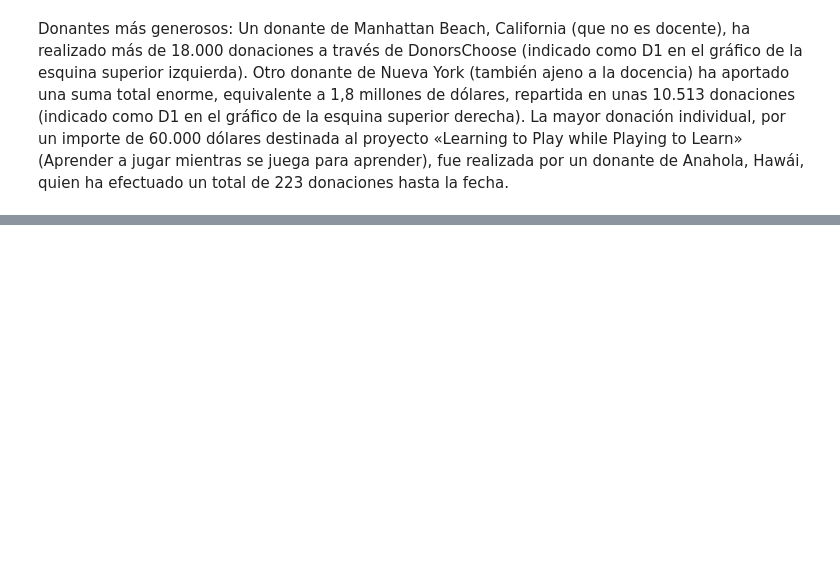
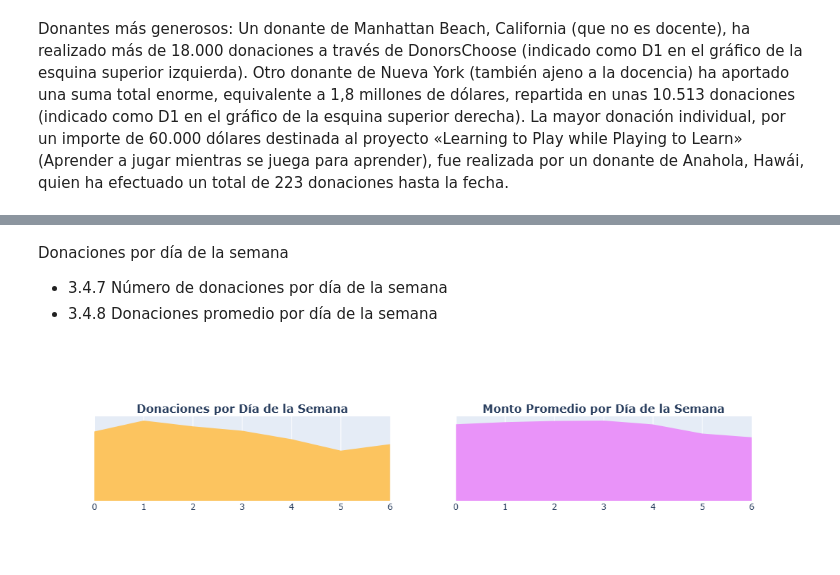
Before and after one commit to Rous-Maldonado/ADND_Prueba_Practica05, a Jupyter notebook: Practica05/Practica05.ipynb, the cells around one changed output, grey strips where cells are left out. Cells and saved outputs as stored; diff of their text form; code cells hidden in the pictures; blank space fills up the shorter version.

```diff
--- a/Practica05/Practica05.ipynb
+++ b/Practica05/Practica05.ipynb
@@ -1133,0 +1294,50 @@
+# %% [markdown]
+Donaciones por día de la semana
+
+* 3.4.7 Número de donaciones por día de la semana
+* 3.4.8 Donaciones promedio por día de la semana
+# %%
+# 1. Agrupación por día de la semana (se mantienen nombres originales en el DataFrame)
+t4 = donations_df.groupby(['Donation Weekday']).agg({
+    'Donation Year' : 'count',
+    'Donation Amount' : 'mean'
+}).reset_index().rename(columns={'Donation Year' : 'Total Donations', 'Donation Amount' : 'Average Amount'})
+
+x = t4['Donation Weekday']
+y1 = t4['Total Donations']
+y2 = t4['Average Amount']
+
+trace1 = go.Scatter(x=x, y=y1, fill='tozeroy', fillcolor = '#fcc45f', mode= 'none')
+trace2 = go.Scatter(x=x, y=y2, fill='tozeroy', fillcolor = "#e993f9", mode= 'none')
+
+# 2. Traducción de los títulos a español
+fig = tools.make_subplots(
+    rows=1,
+    cols=2,
+    print_grid=False,
+    subplot_titles = ["<b>Donaciones por Día de la Semana</b>", "<b>Monto Promedio por Día de la Semana</b>"]
+)
+
+fig.append_trace(trace1, 1, 1)
+fig.append_trace(trace2, 1, 2)
+
+# 3. Diseño limpio sin 'autotick'
+fig['layout'].update(height=300, showlegend=False, yaxis=dict(
+        autorange=True,
+        showgrid=False,
+        zeroline=False,
+        showline=False,
+        ticks='',
+        showticklabels=False
+    ), yaxis2=dict(
+        autorange=True,
+        showgrid=False,
+        zeroline=False,
+        showline=False,
+        ticks='',
+        showticklabels=False
+    ))
+
+iplot(fig)
+# %% [output]
+[figure, added]
```
Also changed, not shown: parts of 28 cells of this notebook.
